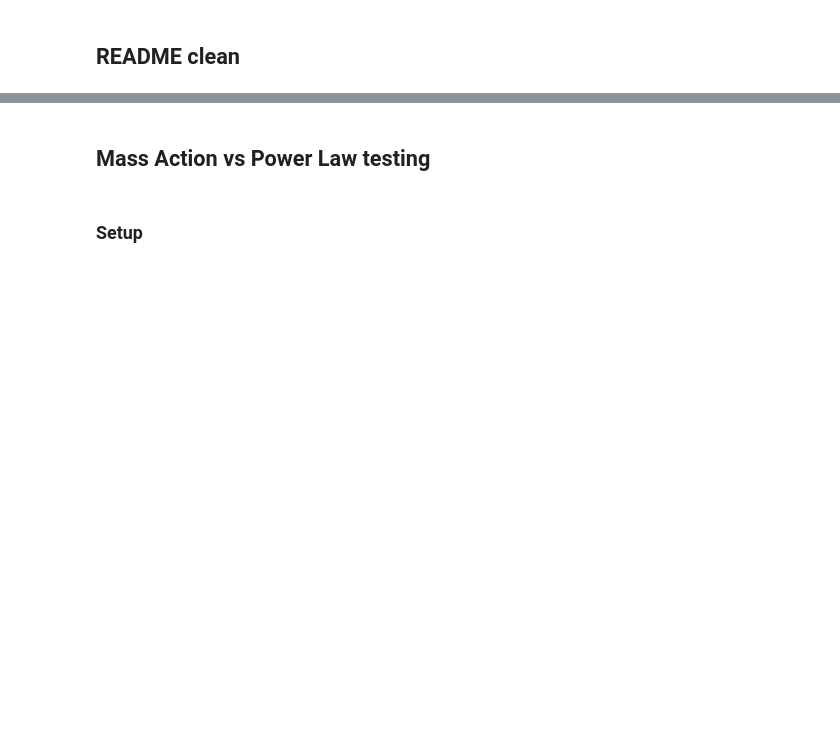
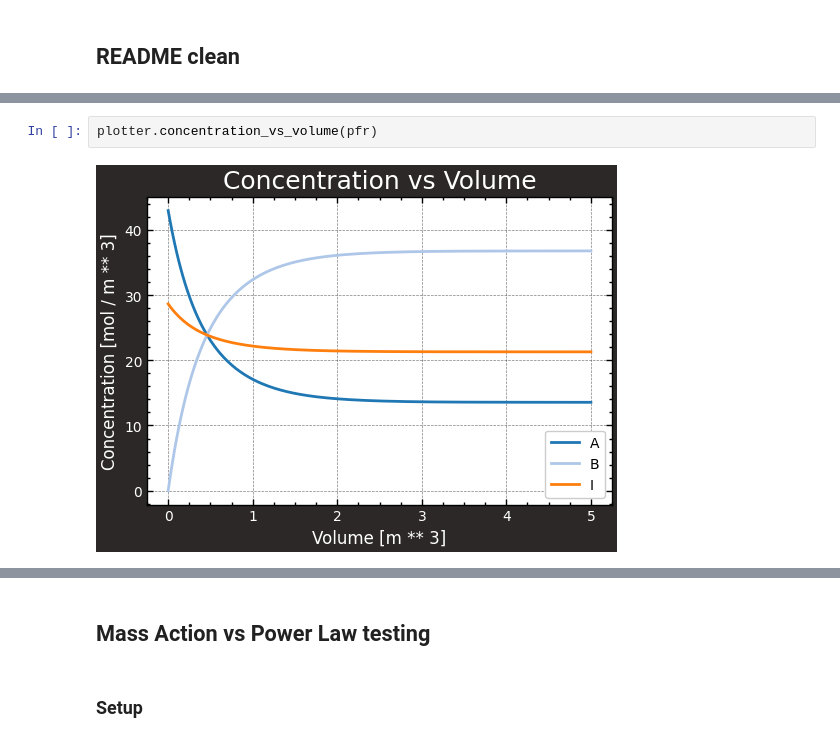
Before and after one commit to KABOSScodes/process_engineering_toolkit, a Jupyter notebook: notebooks/exploration.ipynb, the cells around one changed output, grey strips where cells are left out. Saved outputs shown, nothing was run; the diff lists cells and outputs as text; blank space fills up the shorter version.

```diff
--- a/notebooks/exploration.ipynb
+++ b/notebooks/exploration.ipynb
@@ -229,0 +109,4 @@ Required PFR volume [m3]: 0.6315620359590592
+# %%
+plotter.concentration_vs_volume(pfr)
+# %% [output]
+[figure, added]
```
Also changed, not shown: parts of 29 cells of this notebook, 1 other file.
